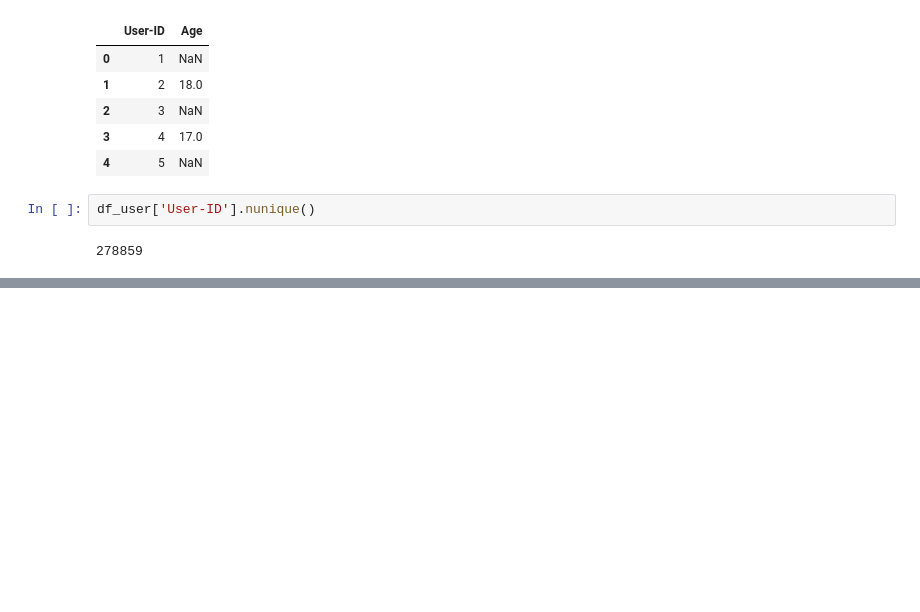
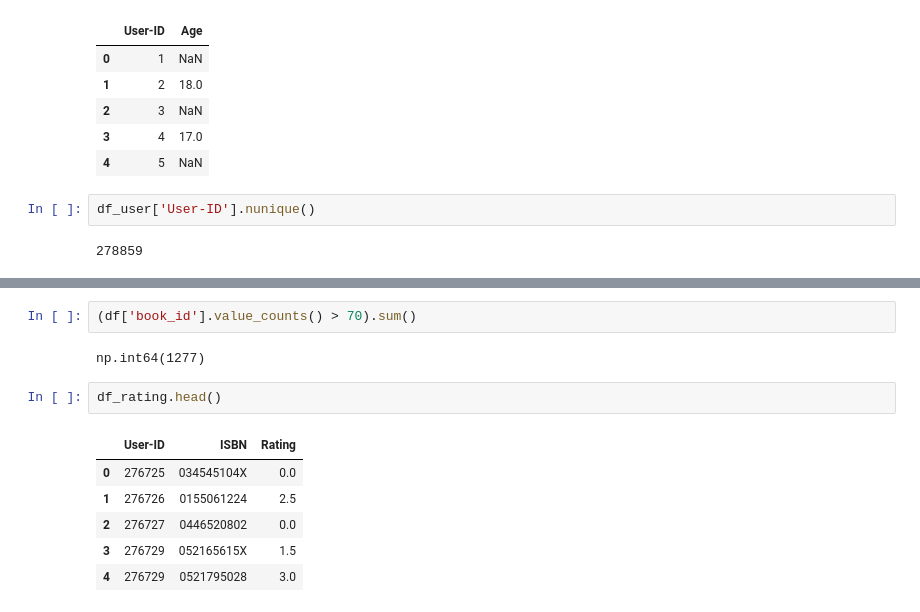
Before and after one commit to ak12thwonder/Multi_domain_Recommendation, a Jupyter notebook: notebooks/book_cleaning.ipynb, the cells around one changed output, grey strips where cells are left out. Saved outputs shown, nothing was run; the diff lists cells and outputs as text; blank space fills up the shorter version.

```diff
--- a/notebooks/book_cleaning.ipynb
+++ b/notebooks/book_cleaning.ipynb
@@ -612,0 +623,13 @@ df_user['User-ID'].nunique()
+# %%
+(df['book_id'].value_counts() > 70).sum()
+# %% [output]
+np.int64(1277)
+# %%
+df_rating.head()
+# %% [output]
+|  | User-ID | ISBN | Rating |
+| 0 | 276725 | 034545104X | 0.0 |
+| 1 | 276726 | 0155061224 | 2.5 |
+| 2 | 276727 | 0446520802 | 0.0 |
+| 3 | 276729 | 052165615X | 1.5 |
+| 4 | 276729 | 0521795028 | 3.0 |
```
Also changed, not shown: parts of 18 cells of this notebook, 20 other files.
